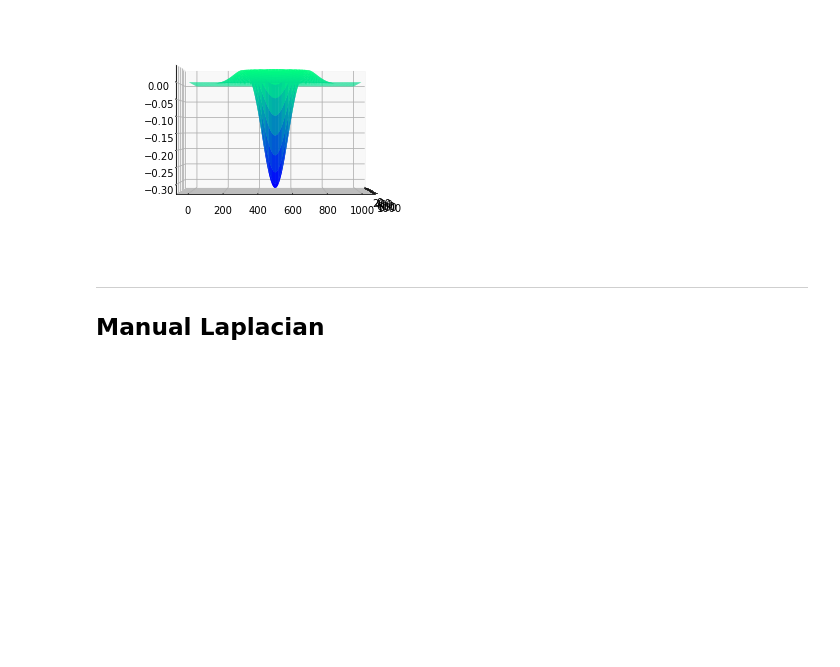
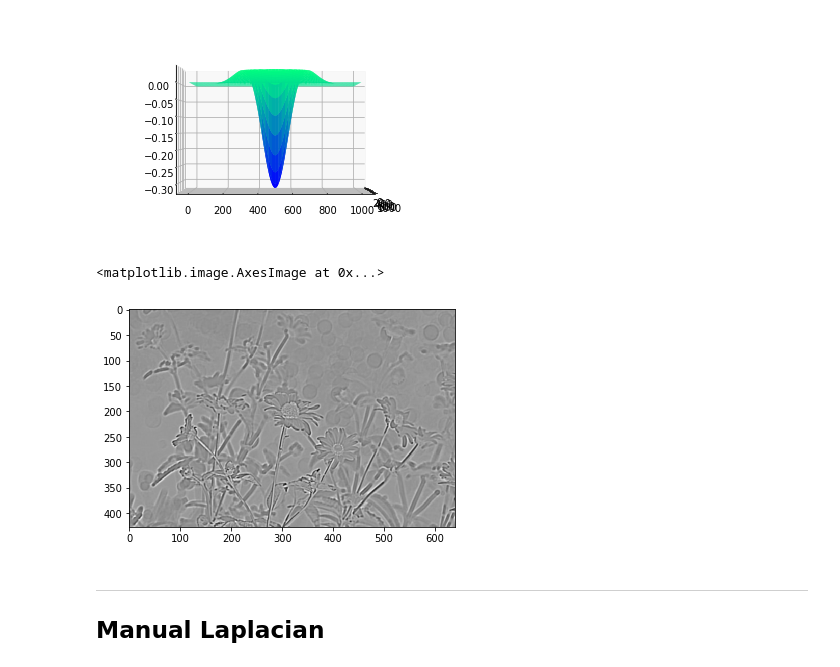
Before and after one commit to EthanWadsworth/TR_CV_Notes, a Jupyter notebook: Image_Processing/Laplacian_of_Gaussian.ipynb, the cells around one changed output. Saved outputs shown, nothing was run; the diff lists cells and outputs as text; code cells hidden in the pictures; blank space fills up the shorter version.

```diff
--- a/Image_Processing/Laplacian_of_Gaussian.ipynb
+++ b/Image_Processing/Laplacian_of_Gaussian.ipynb
@@ -42,6 +75,13 @@ plot_LoG(LoG_kernel)
 plot_LoG(LoG_kernel, 0, 0)
 # %% [output]
 [figure]
+# %%
+filtered = cv2.filter2D(gray_flowers, cv2.CV_16S, kernel_norm)
+scaled = cv2.convertScaleAbs(filtered)
+plt.imshow(filtered, cmap='gray')
+# %% [output]
+<matplotlib.image.AxesImage at 0x...>
+[figure, added]
 # %% [markdown]
 ***
 ## Manual Laplacian
```
Also changed, not shown: parts of 14 cells of this notebook.
